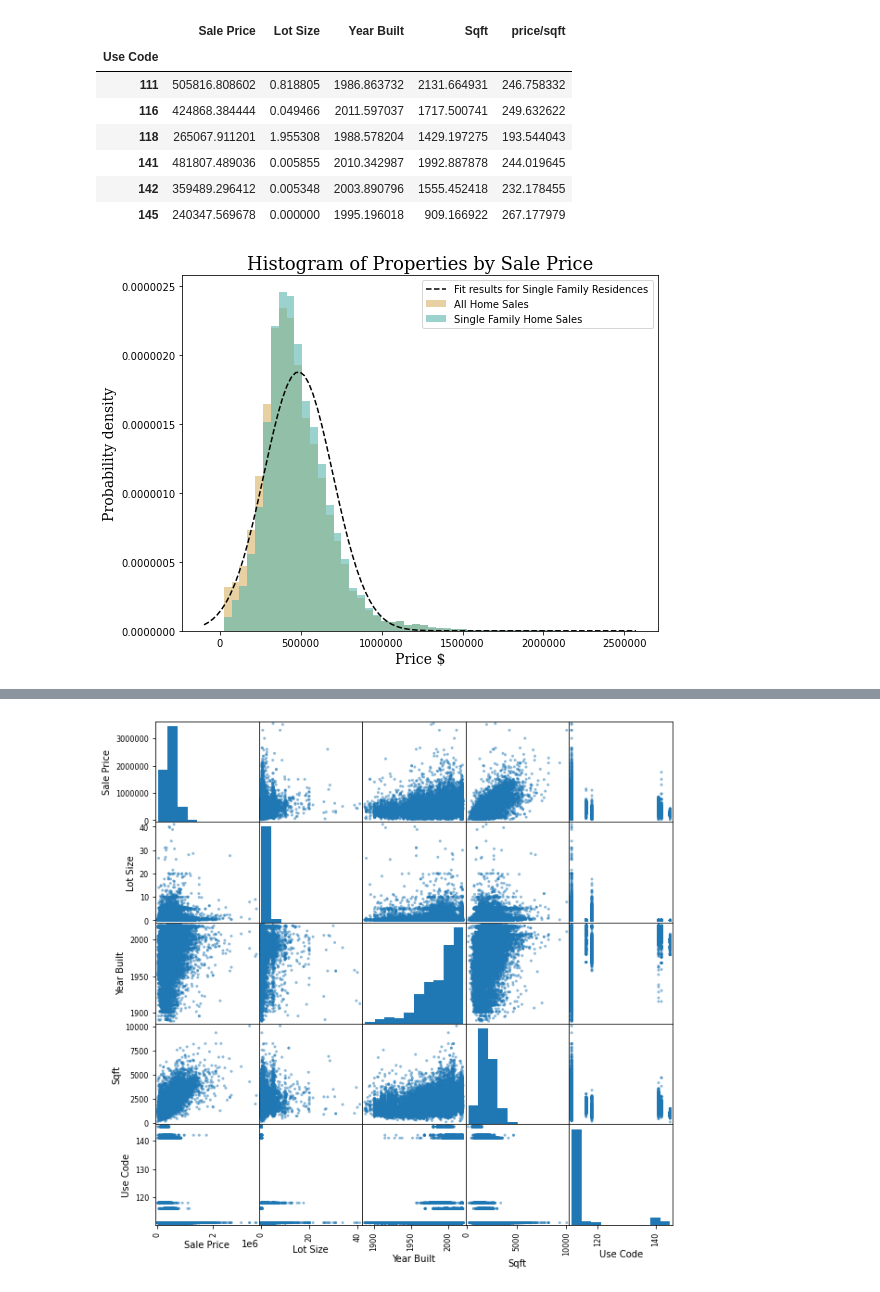
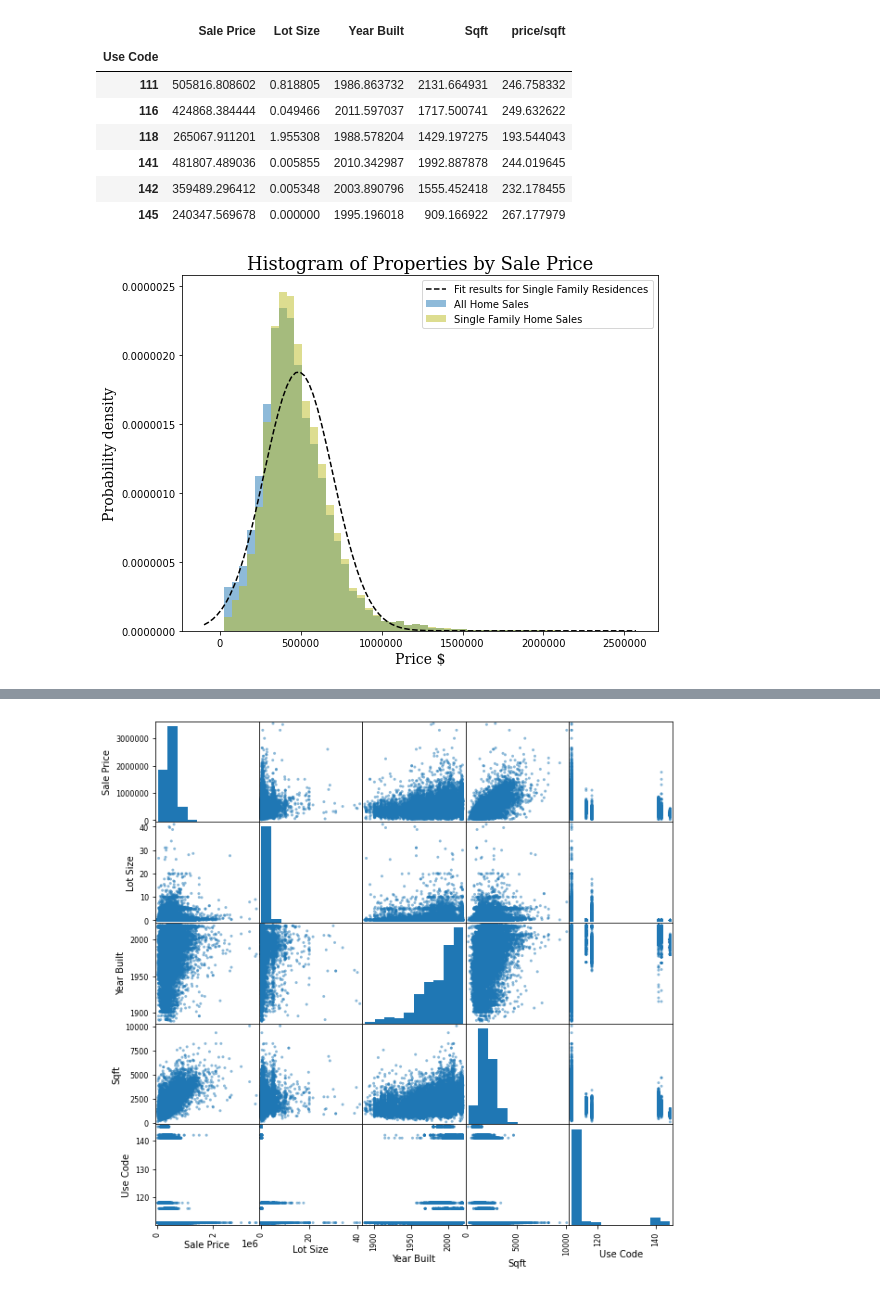
Before and after one commit to vmccready/home-saleprice-eda, a Jupyter notebook: exploration.ipynb, the cells around one changed output, grey strips where cells are left out. Drawn from its saved outputs; the diff is of its cells as text; code cells hidden in the pictures.

Commit message:
saved images. created ttesthelper.py for plots and ttests.

```diff
--- a/exploration.ipynb
+++ b/exploration.ipynb
@@ -195,37 +194,38 @@ single_family_prices = single_family[
     (single_family['Sale Price'] < 2500000)]['Sale Price']
 
 ax.hist(home_sale_prices,
         bins=50,
         density=True,
-        alpha=.6,
-        color='#d8b365',
+        alpha=.5,
+        color=colors[0],
         label='All Home Sales')
 n, bins, patches = ax.hist(single_family_prices,
                            bins=50,
                            density=True,
-                           color='#5ab4ac',
-                           alpha=.6,
+                           color=colors[8],
+                           alpha=.5,
                            label='Single Family Home Sales')
 
 
 mu, std = stats.norm.fit(single_family_prices)
 xmin, xmax = plt.xlim()
 x = np.linspace(xmin, xmax, 100)
 p = stats.norm.pdf(x, mu, std)
 ax.plot(x, p, 'k--',label = "Fit results for Single Family Residences")
 
 
 # fit = stats.norm(loc=mu, scale=std).pdf(bins)
 # ax.plot(bins,fit,'--')
 # ax.set_xlim(0,2500000)
 ax.set_xlabel('Price $', **fonts)
 ax.set_ylabel('Probability density', **fonts)
 ax.set_title('Histogram of Properties by Sale Price', **fonts, size=18)
 ax.ticklabel_format(style='plain')
 fig.tight_layout()
 plt.legend()
+plt.savefig('img/price_hist.png')
 plt.show()
 # %% [output]
-[figure, old version]
+[figure, new version]
 # %%
 mean_per_day = single_family.groupby('Date of Sale')['Sale Price'].mean()
```
Also changed, not shown: parts of 35 cells of this notebook, 8 other files.
